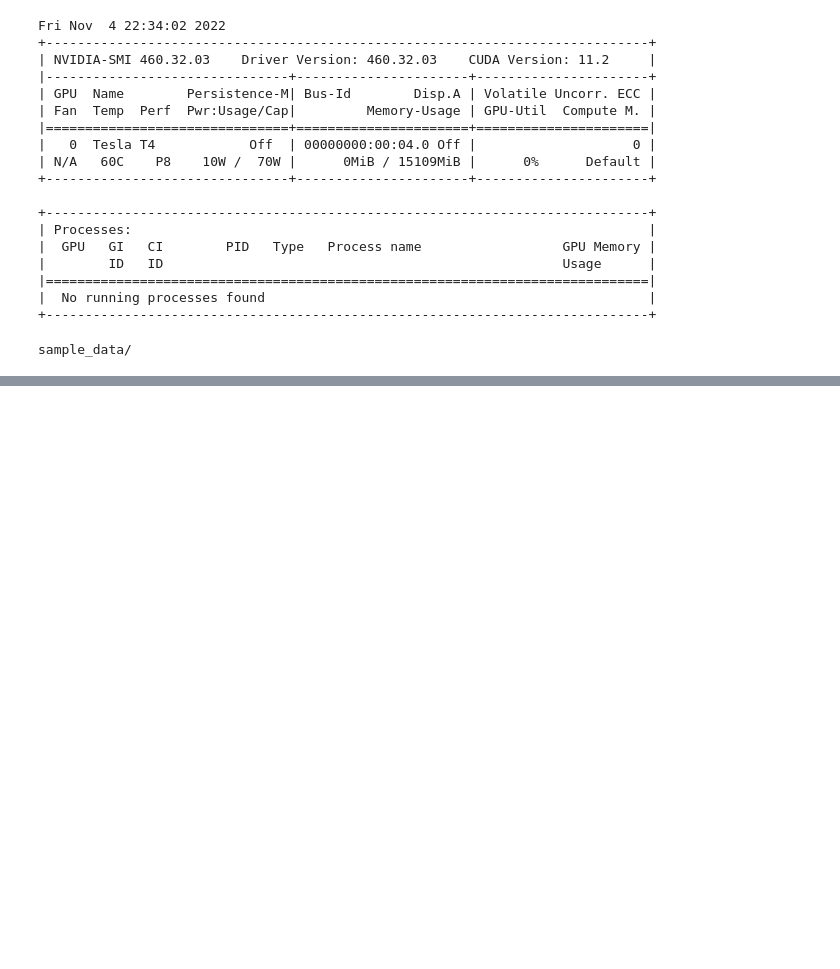
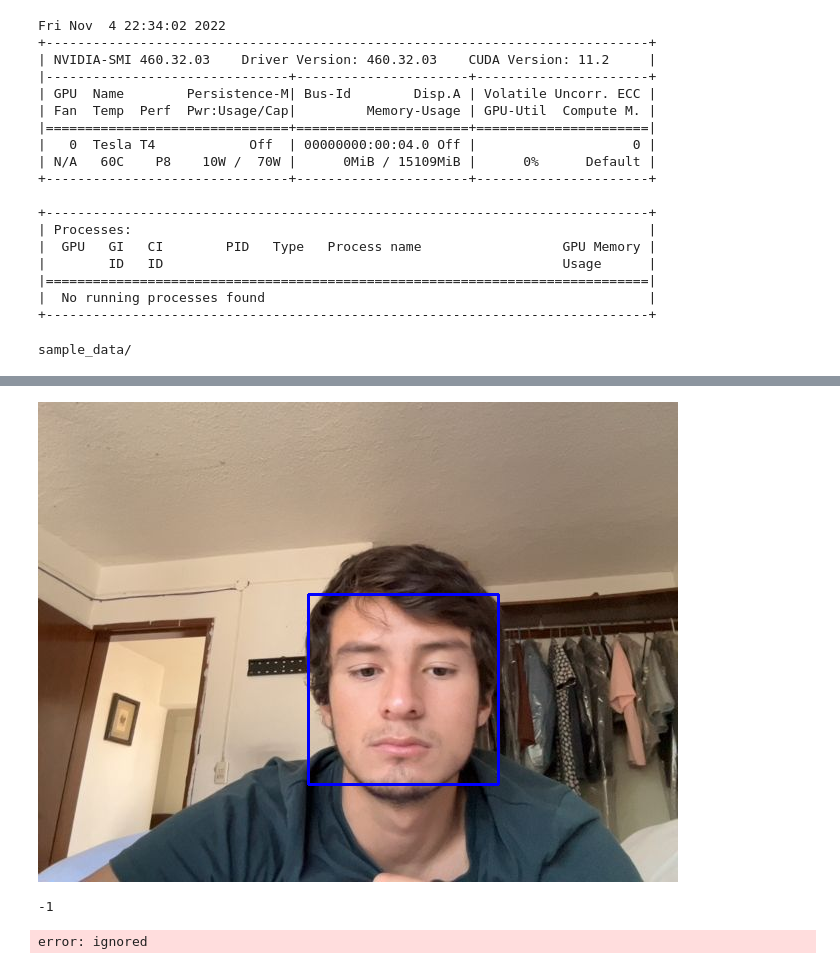
Before and after one commit to HectorGGlez/GoogleColab, a Jupyter notebook: Practice.ipynb, the cells around one changed output, grey strips where cells are left out. Cells and saved outputs as stored; diff of their text form; code cells hidden in the pictures; blank space fills up the shorter version.

```diff
--- a/Practice.ipynb
+++ b/Practice.ipynb
@@ -122,0 +121,66 @@ detectAndDisplay(image)
+# %%
+from google.colab.patches import cv2_imshow
+
+import cv2 as cv
+
+# Load the cascade
+face_cascade = cv2.CascadeClassifier('/content/haarcascade_frontalface_default.xml')
+
+# Read the input image
+img = cv2.imread('photo.jpg')
+
+# Convert into grayscale
+gray = cv2.cvtColor(img, cv2.COLOR_BGR2GRAY)
+
+# Detect faces
+faces = face_cascade.detectMultiScale(gray, 1.1, 4)
+
+# Draw rectangle around the faces
+for (x, y, w, h) in faces:
+    cv2.rectangle(img, (x, y), (x + w, y + h), (255, 0, 0), 2)
+
+# Display the output
+cv2_imshow(img)
+cv2.waitKey()
+# %% [output]
+[figure, added]
+-1
+# %%
+from google.colab.patches import cv2_imshow
+
+import cv2 as cv
+
+# Load the cascade
+face_cascade = cv2.CascadeClassifier('/content/haarcascade_frontalface_default.xml')
+
+# To capture video from webcam.
+cap = cv2.VideoCapture(0)
+# To use a video file as input
+# cap = cv2.VideoCapture('filename.mp4')
+
+while True:
+    # Read the frame
+    _, img = cap.read()
+
+    # Convert to grayscale
+    gray = cv2.cvtColor(img, cv2.COLOR_BGR2GRAY)
+
+    # Detect the faces
+    faces = face_cascade.detectMultiScale(gray, 1.1, 4)
+
+    # Draw the rectangle around each face
+    for (x, y, w, h) in faces:
+        cv2.rectangle(img, (x, y), (x+w, y+h), (255, 0, 0), 2)
+
+    # Display
+    cv2_imshow('img', img)
+
+    # Stop if escape key is pressed
+    k = cv2.waitKey(30) & 0xff
+    if k==27:
+        break
+
+# Release the VideoCapture object
+cap.release()
+# %% [output]
+error: ignored
```
Also changed, not shown: parts of 2 cells of this notebook.
